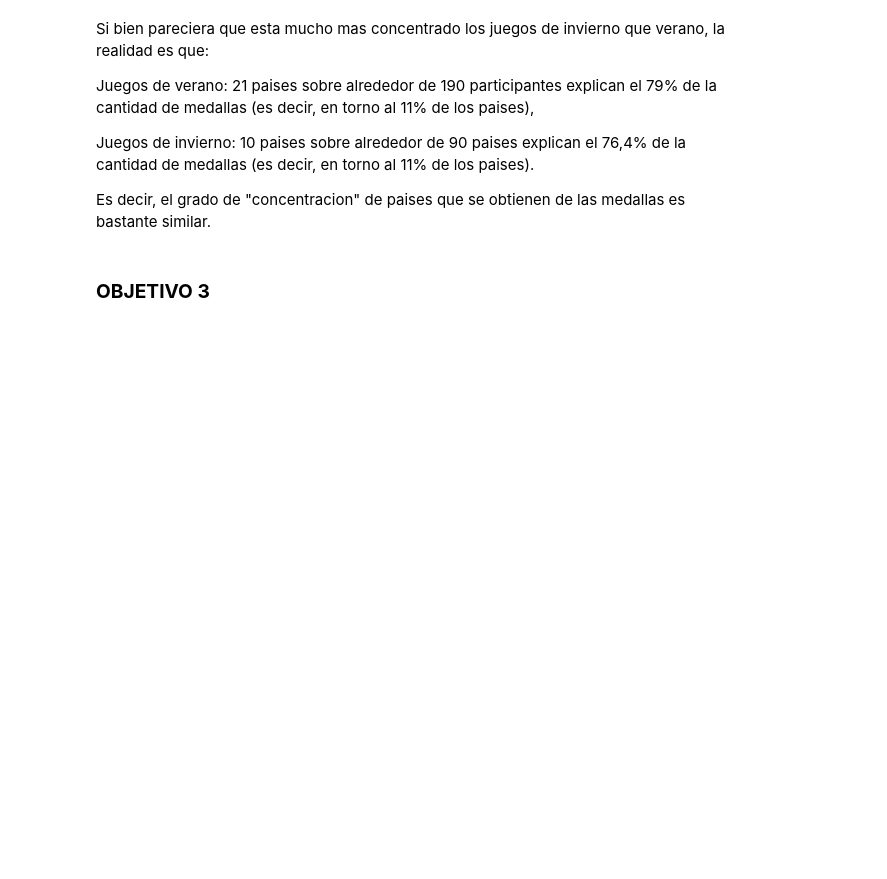
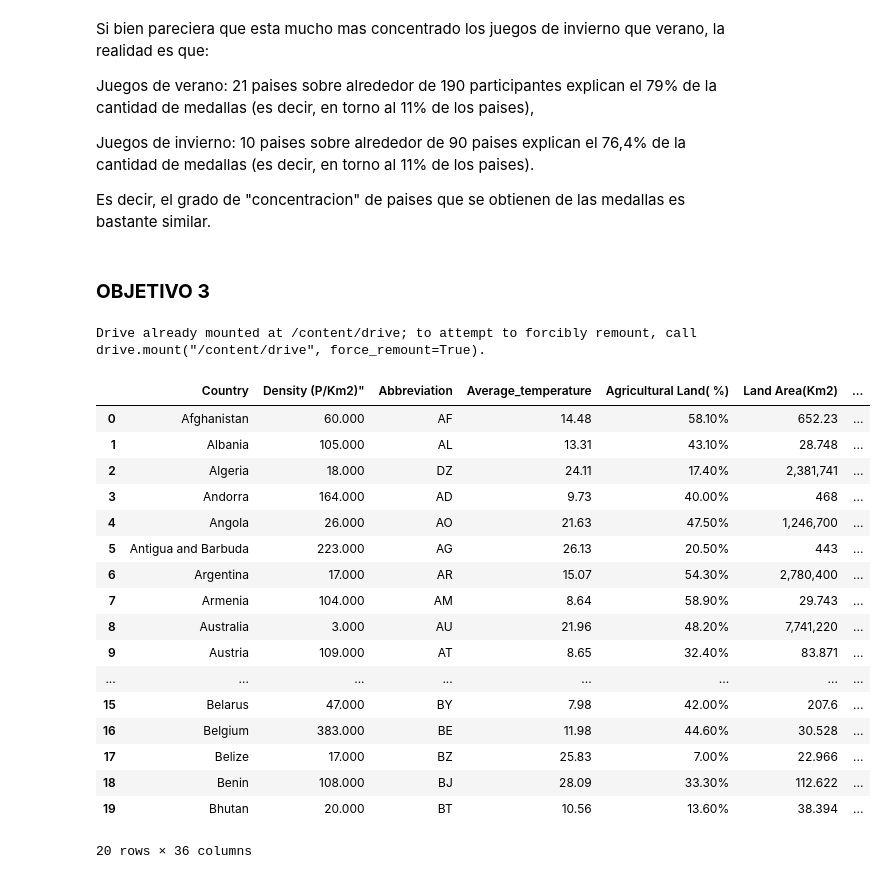
Before and after one commit to PabloMurer/Data-Science-I, a Jupyter notebook: Primera_entrega_(final).ipynb, the cells around one changed output. Saved outputs shown, nothing was run; the diff lists cells and outputs as text; code cells hidden in the pictures; blank space fills up the shorter version.

```diff
--- a/Primera_entrega_(final).ipynb
+++ b/Primera_entrega_(final).ipynb
@@ -1340,3 +1340,37 @@ Juegos de invierno: 10 paises sobre alrededor de 90 paises explican el 76,4% de
 Es decir, el grado de "concentracion" de paises que se obtienen de las medallas es bastante similar.
 # %% [markdown]
 ### **OBJETIVO 3**
+# %%
+#Volvemos a vincular google colab con drive
+from google.colab import drive
+import os
+drive.mount('/content/drive')
+
+#Importo nuevamente principales librerias
+import pandas as pd
+import numpy as np
+import matplotlib.pyplot as plt
+import seaborn as sns
+
+df3 = pd.read_excel('/content/drive/MyDrive/Data-Science/world-data-2023.xlsx')
+df3.head(20)
+# %% [output]
+Drive already mounted at /content/drive; to attempt to forcibly remount, call drive.mount("/content/drive", force_remount=True).
+|  | Country | Density (P/Km2)" | Abbreviation | Average_temperature | Agricultural Land( %) | Land Area(Km2) | ... |
+| 0 | Afghanistan | 60.000 | AF | 14.48 | 58.10% | 652.23 | ... |
+| 1 | Albania | 105.000 | AL | 13.31 | 43.10% | 28.748 | ... |
+| 2 | Algeria | 18.000 | DZ | 24.11 | 17.40% | 2,381,741 | ... |
+| 3 | Andorra | 164.000 | AD | 9.73 | 40.00% | 468 | ... |
+| 4 | Angola | 26.000 | AO | 21.63 | 47.50% | 1,246,700 | ... |
+| 5 | Antigua and Barbuda | 223.000 | AG | 26.13 | 20.50% | 443 | ... |
+| 6 | Argentina | 17.000 | AR | 15.07 | 54.30% | 2,780,400 | ... |
+| 7 | Armenia | 104.000 | AM | 8.64 | 58.90% | 29.743 | ... |
+| 8 | Australia | 3.000 | AU | 21.96 | 48.20% | 7,741,220 | ... |
+| 9 | Austria | 109.000 | AT | 8.65 | 32.40% | 83.871 | ... |
+| ... | ... | ... | ... | ... | ... | ... | ... |
+| 15 | Belarus | 47.000 | BY | 7.98 | 42.00% | 207.6 | ... |
+| 16 | Belgium | 383.000 | BE | 11.98 | 44.60% | 30.528 | ... |
+| 17 | Belize | 17.000 | BZ | 25.83 | 7.00% | 22.966 | ... |
+| 18 | Benin | 108.000 | BJ | 28.09 | 33.30% | 112.622 | ... |
+| 19 | Bhutan | 20.000 | BT | 10.56 | 13.60% | 38.394 | ... |
+20 rows × 36 columns
```
Also changed, not shown: parts of 8 cells of this notebook.
